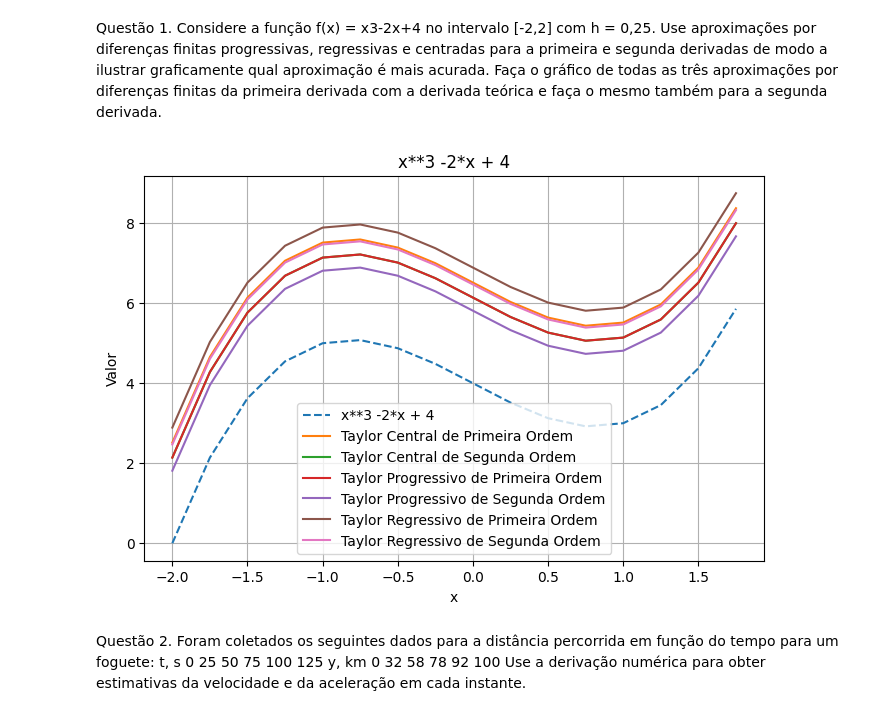
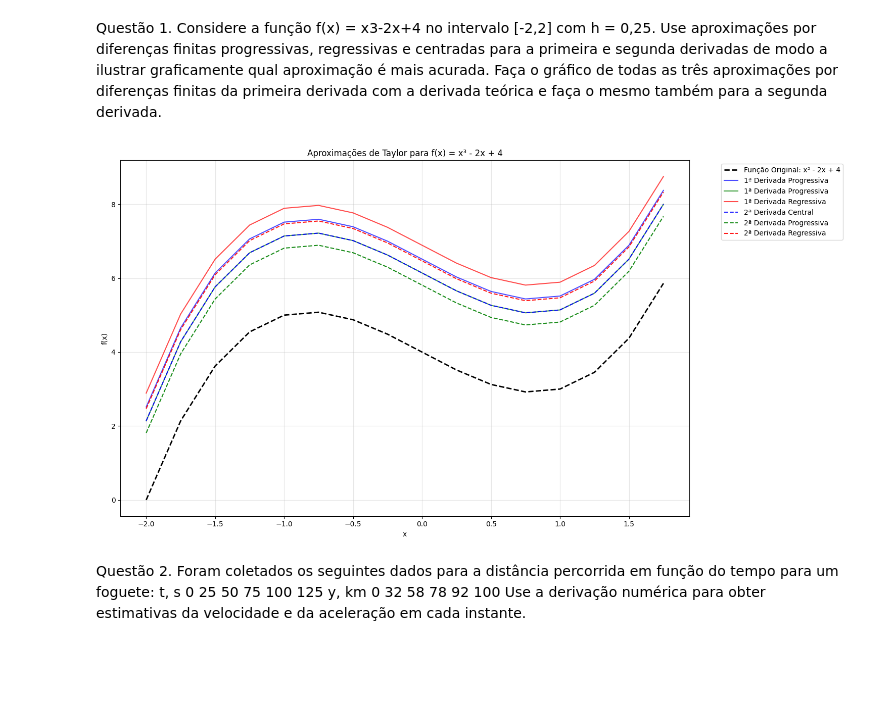
Before and after one commit to Tulio-CS/Ibmec-25.1, a Jupyter notebook: Modelagem/Codigos/Lista_2.ipynb, the cells around one changed output. Saved outputs shown, nothing was run; the diff lists cells and outputs as text; code cells hidden in the pictures; blank space fills up the shorter version.

```diff
--- a/Modelagem/Codigos/Lista_2.ipynb
+++ b/Modelagem/Codigos/Lista_2.ipynb
@@ -28,9 +28,9 @@ def erroVerdadeiro(valorVerdadeiro, valorAproximado):
 def erroRelativoPercentualVerdadeiro(valorVerdadeiro, valorAproximado):
     return abs(round(erroVerdadeiro(valorVerdadeiro, valorAproximado) / valorVerdadeiro * 100, 3))
 # %%
-derivadasCentrais = [diferencaCentradaPrimeiraOrdem(function,delta),diferencaCentradaSegundaOrdem(function,delta),diferencaCentradaTerceiraOrdem(function,delta),diferencaCentradaQuartaOrdem(function,delta)]
-derivadasProgressivas = [diferencaProgressivaPrimeiraOrdem(function,delta),diferencaProgressivaSegundaOrdem(function,delta),diferencaProgressivaTerceiraOrdem(function,delta),diferencaProgressivaQuartaOrdem(function,delta)]
-derivadasRegressivas = [diferencaRegressivaPrimeiraOrdem(function,delta),diferencaRegressivaSegundaOrdem(function,delta),diferencaRegressivaTerceiraOrdem(function,delta),diferencaRegressivaQuartaOrdem(function,delta)]
+derivadasCentrais = [PrimeiraDerivadaCentrada(function,delta),SegundaDerivadaCentrada(function,delta),TerceiraDerivadaCentrada(function,delta),QuartaDerivadaCentrada(function,delta)]
+derivadasProgressivas = [PrimeiraDerivadaProgressiva(function,delta),SegundaDerivadaProgressiva(function,delta),TerceiraDerivadaProgressiva(function,delta),QuartaDerivadaProgressiva(function,delta)]
+derivadasRegressivas = [PrimeiraDerivadaRegressiva(function,delta),SegundaDerivadaRegressiva(function,delta),TerceiraDerivadaRegressiva(function,delta),QuartaDerivadaRegressiva(function,delta)]
 
 function_vals = [function(x) for x in space]
 taylorCentralPrimeiraOrdem = [taylor(1, x0, delta, function(x),derivadasCentrais) for x in space]
@@ -39,23 +39,31 @@ taylorProgressivoPrimeiraOrdem = [taylor(1, x0, delta, function(x),derivadasProg
 taylorProgressivoSegundaOrdem = [taylor(2, x0, delta, function(x),derivadasProgressivas) for x in space]
 taylorRegressivoPrimeiraOrdem = [taylor(1, x0, delta, function(x),derivadasRegressivas) for x in space]
 taylorRegressivoSegundaOrdem = [taylor(2, x0, delta, function(x),derivadasRegressivas) for x in space]
-# %%
-plt.figure(figsize=(8, 5))
-plt.plot(space, function_vals, label='x**3 -2*x + 4', linestyle='dashed')
-plt.plot(space, taylorCentralPrimeiraOrdem, label=f'Taylor Central de Primeira Ordem', linestyle='solid')
-plt.plot(space, taylorCentralSegundaOrdem, label=f'Taylor Central de Segunda Ordem', linestyle='solid')
-plt.plot(space, taylorProgressivoPrimeiraOrdem, label=f'Taylor Progressivo de Primeira Ordem', linestyle='solid')
-plt.plot(space, taylorProgressivoSegundaOrdem, label=f'Taylor Progressivo de Segunda Ordem', linestyle='solid')
-plt.plot(space, taylorRegressivoPrimeiraOrdem, label=f'Taylor Regressivo de Primeira Ordem', linestyle='solid')
-plt.plot(space, taylorRegressivoSegundaOrdem, label=f'Taylor Regressivo de Segunda Ordem', linestyle='solid')
-plt.xlabel('x')
-plt.ylabel('Valor')
-plt.title('x**3 -2*x + 4')
-plt.legend()
-plt.grid()
-plt.show()
-# %% [output]
-[figure, removed]
+# %%
+plt.figure(figsize=(15, 8))
+
+# Função original
+plt.plot(space, function_vals, 'k--', label='Função Original: x³ - 2x + 4', linewidth=2)
+
+# Primeira ordem
+plt.plot(space, taylorCentralPrimeiraOrdem, 'b-', label='1ª Derivada Progressiva', alpha=0.7)
+plt.plot(space, taylorProgressivoPrimeiraOrdem, 'g-', label='1ª Derivada Progressiva', alpha=0.7)
+plt.plot(space, taylorRegressivoPrimeiraOrdem, 'r-', label='1ª Derivada Regressiva', alpha=0.7)
+
+# Segunda ordem
+plt.plot(space, taylorCentralSegundaOrdem, 'b--', label='2ª Derivada Central', alpha=0.9)
+plt.plot(space, taylorProgressivoSegundaOrdem, 'g--', label='2ª Derivada Progressiva', alpha=0.9)
+plt.plot(space, taylorRegressivoSegundaOrdem, 'r--', label='2ª Derivada Regressiva', alpha=0.9)
+
+plt.xlabel('x')
+plt.ylabel('f(x)')
+plt.title('Aproximações de Taylor para f(x) = x³ - 2x + 4')
+plt.legend(bbox_to_anchor=(1.05, 1), loc='upper left')
+plt.grid(True, alpha=0.3)
+plt.tight_layout()
+plt.show()
+# %% [output]
+[figure, added]
 # %% [markdown]
 Questão 2. Foram coletados os seguintes dados para a distância percorrida
 em função do tempo para um foguete:
```
Also changed, not shown: parts of 2 cells of this notebook, 6 other files.
